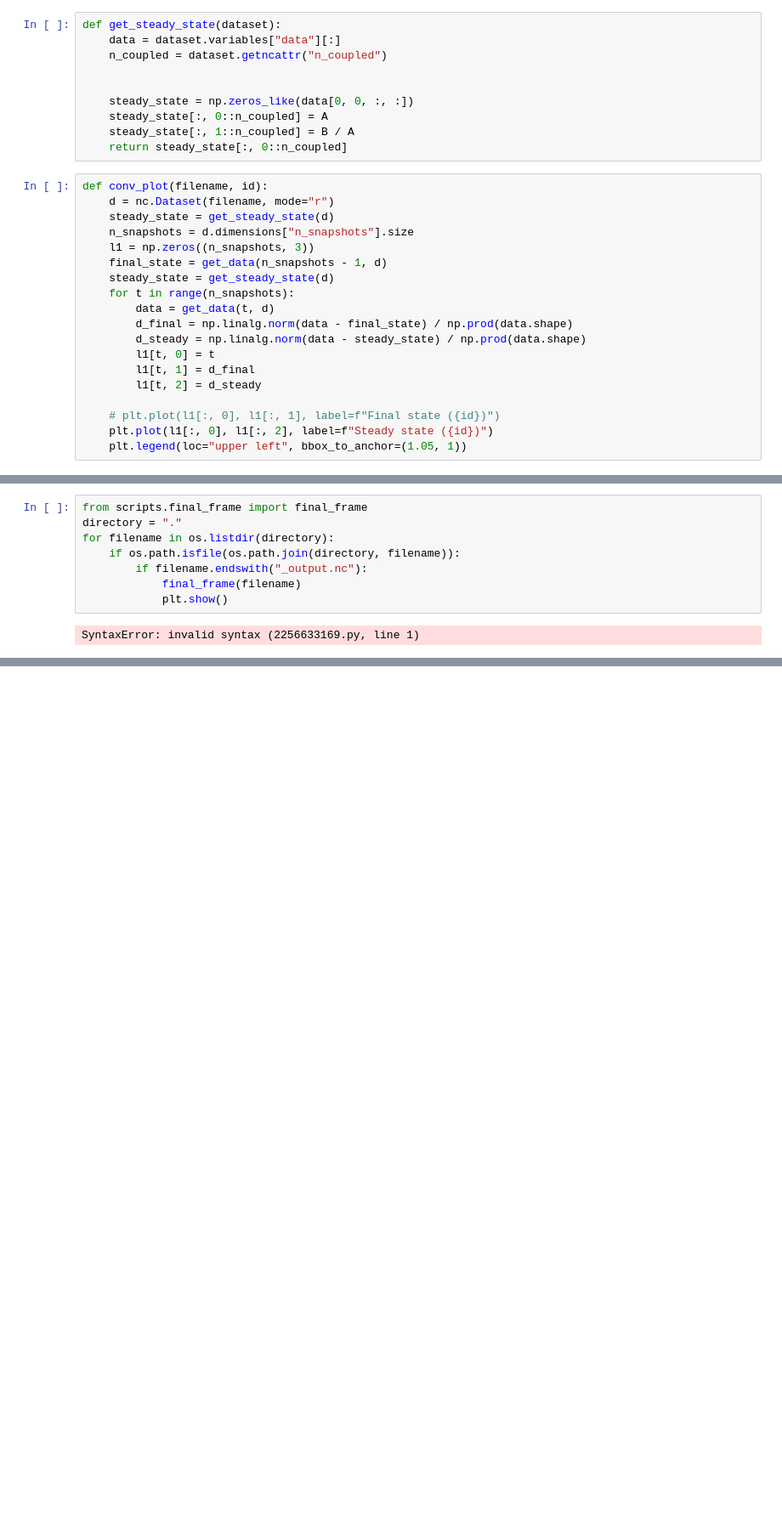
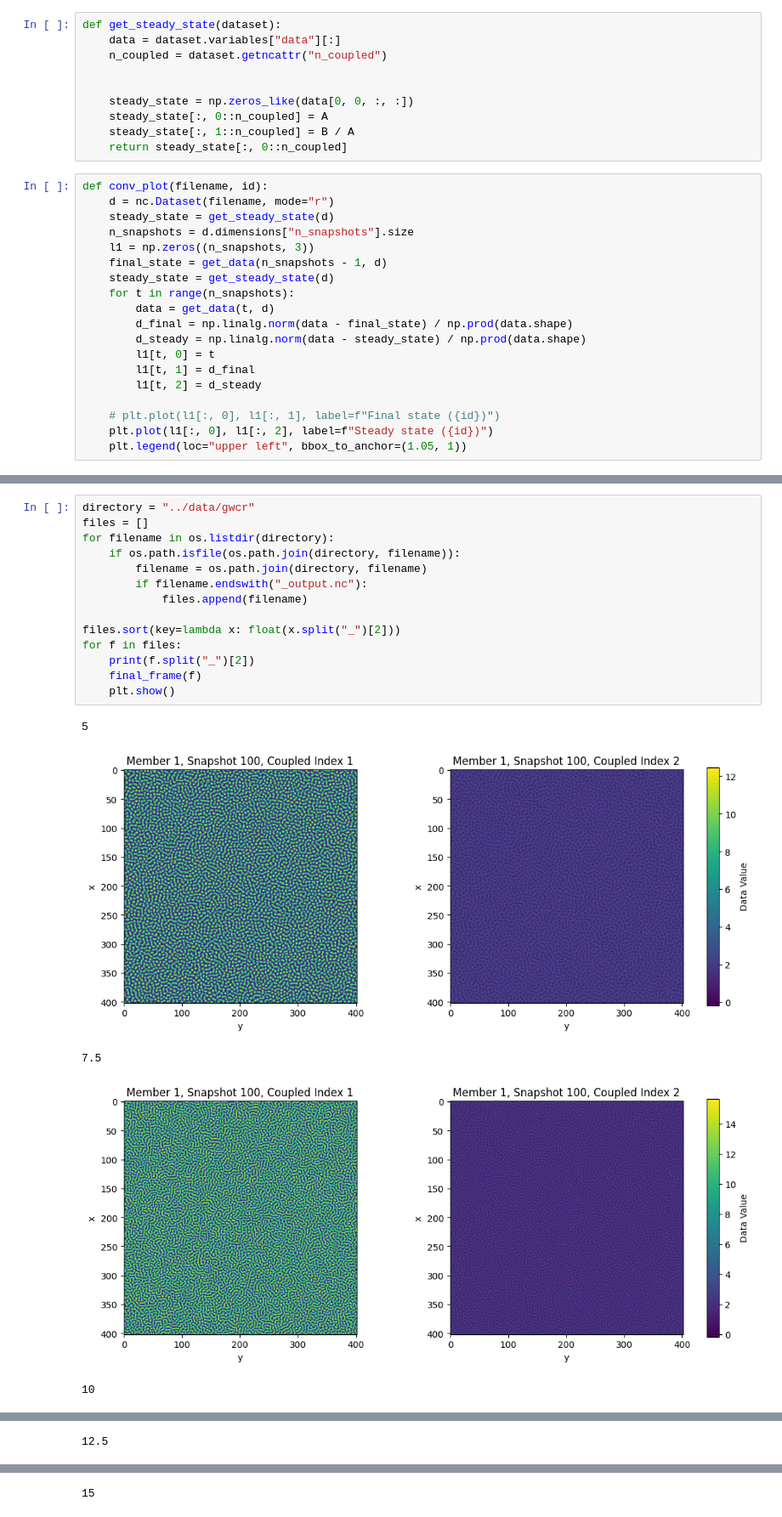
Before and after one commit to valentinvogt/pde-solvers-cuda, a Jupyter notebook: scripts/analysis.ipynb, the cells around one changed output, grey strips where cells are left out. Shown at 85% size. Saved outputs shown, nothing was run; the diff lists cells and outputs as text; blank space fills up the shorter version.

Commit message:
images

```diff
--- a/scripts/analysis.ipynb
+++ b/scripts/analysis.ipynb
@@ -68,10 +68,20 @@ def conv_plot(filename, id):
 # %%
-from scripts.final_frame import final_frame
-directory = "."
+directory = "../data/gwcr"
+files = []
 for filename in os.listdir(directory):
     if os.path.isfile(os.path.join(directory, filename)):
+        filename = os.path.join(directory, filename)
         if filename.endswith("_output.nc"):
-            final_frame(filename)
-            plt.show()
+            files.append(filename)
+
+files.sort(key=lambda x: float(x.split("_")[2]))
+for f in files:
+    print(f.split("_")[2])
+    final_frame(f)
+    plt.show()
 # %% [output]
-SyntaxError: invalid syntax (2256633169.py, line 1)
+5
+[figure, added]
+7.5
+[figure, added]
+10
@@ -77,0 +89 @@ SyntaxError: invalid syntax (2256633169.py, line 1)
+12.5
@@ -77,0 +91 @@ SyntaxError: invalid syntax (2256633169.py, line 1)
+15
```
Also changed, not shown: parts of 4 cells of this notebook, 1 other file.
